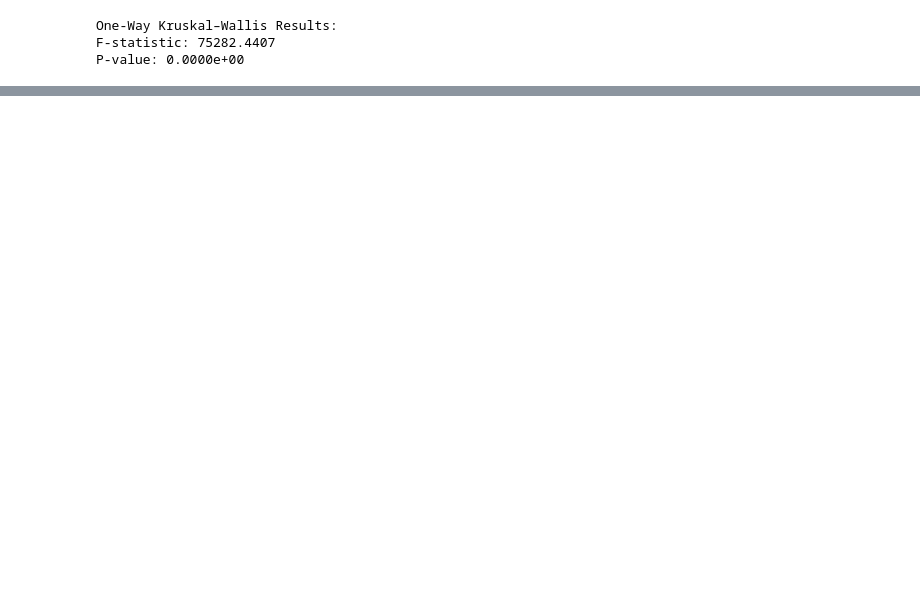
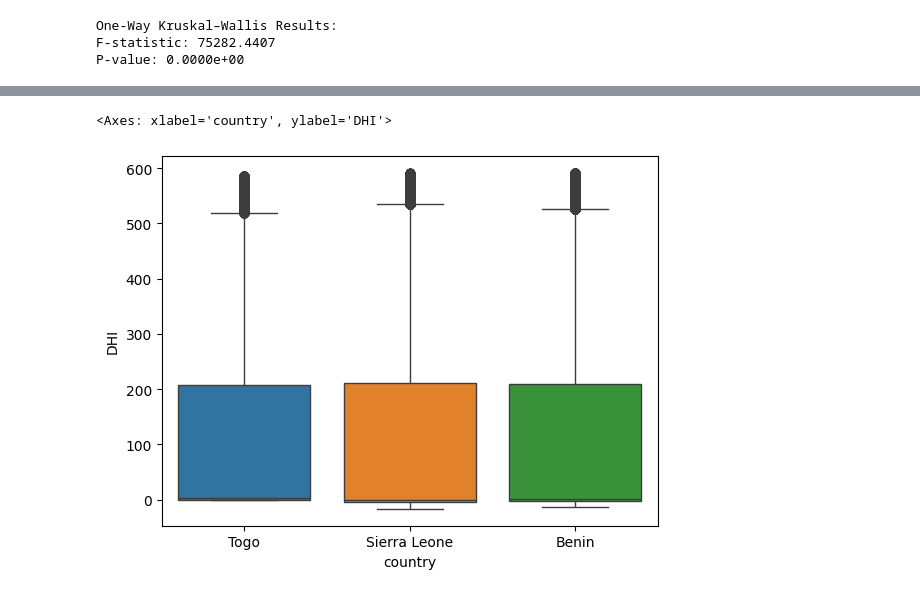
Before and after one commit to Samri-A/solar-challenge-week1, a Jupyter notebook: src/notebooks/compare_countries.ipynb, the cells around one changed output, grey strips where cells are left out. Cells and saved outputs as stored; diff of their text form; code cells hidden in the pictures; blank space fills up the shorter version.

```diff
--- a/src/notebooks/compare_countries.ipynb
+++ b/src/notebooks/compare_countries.ipynb
@@ -319,0 +342,10 @@ P-value: 0.0000e+00
+# %%
+togo_TModA_df = togo_df[["TModA"]].copy()
+togo_TModA_df["country"] = "Togo"
+print(togo_TModA_df.head())
+sierraleone_TModA_df = sierraleone_df[["TModA"]].copy()
+sierraleone_TModA_df["country"] = "Sierra Leone"
+print(sierraleone_TModA_df.head())
+benin_TModA_df = benin_df[["TModA"]].copy()
+benin_TModA_df["country"] = "Benin"
+print(benin_TModA_df.head())
@@ -319,0 +370,7 @@ P-value: 0.0000e+00
+# %%
+combined_ta_df = pd.concat([togo_TModA_df, sierraleone_TModA_df, benin_TModA_df], axis=0)
+combined_ta_df.tail()
+sns.boxplot(x= "country", y= "DHI" , data=combined_dhi_df , hue="country" )
+# %% [output]
+<Axes: xlabel='country', ylabel='DHI'>
+[figure, added]
```
Also changed, not shown: parts of 11 cells of this notebook.
